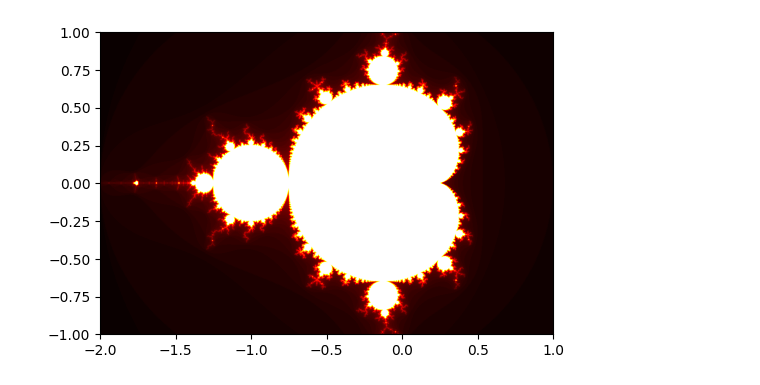
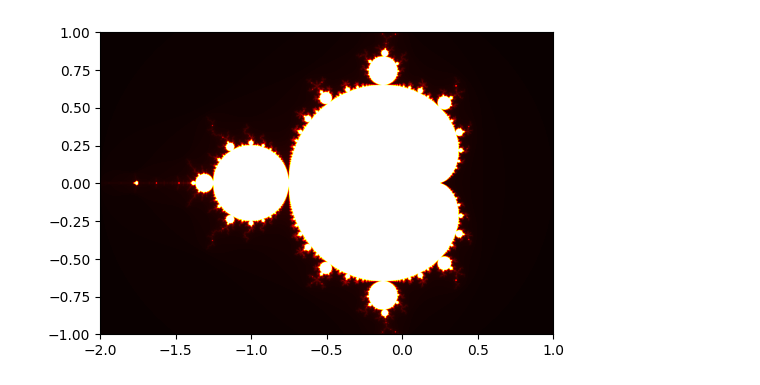
Before and after one commit to CleanPegasus/fractals, a Jupyter notebook: Mandlebrot.ipynb, the cells around one changed output. Cells and saved outputs as stored; diff of their text form; code cells hidden in the pictures.

Commit message:
Made mandlebrot set

```diff
--- a/Mandlebrot.ipynb
+++ b/Mandlebrot.ipynb
@@ -16,14 +16,14 @@ def mandlebrot(re, im, iter_num):
 # %%
 img = np.zeros([2000, 2000])
 
 for row, re in enumerate(np.linspace(-2, 1, 2000)):
     for col, im in enumerate(np.linspace(-1, 1, 2000)):
-        img[row, col] = mandlebrot(re, im, 100)
+        img[row, col] = mandlebrot(re, im, 300)
 
 
 result = img.T
 plt.figure(dpi = 100)
 plt.imshow(result, cmap = 'hot', interpolation = 'bilinear', extent = [-2, 1, -1, 1])
 plt.savefig('results/mandlebrotset.png')
 # %% [output]
-[figure, old version]
+[figure, new version]
```
Also changed, not shown: 4 other files.
